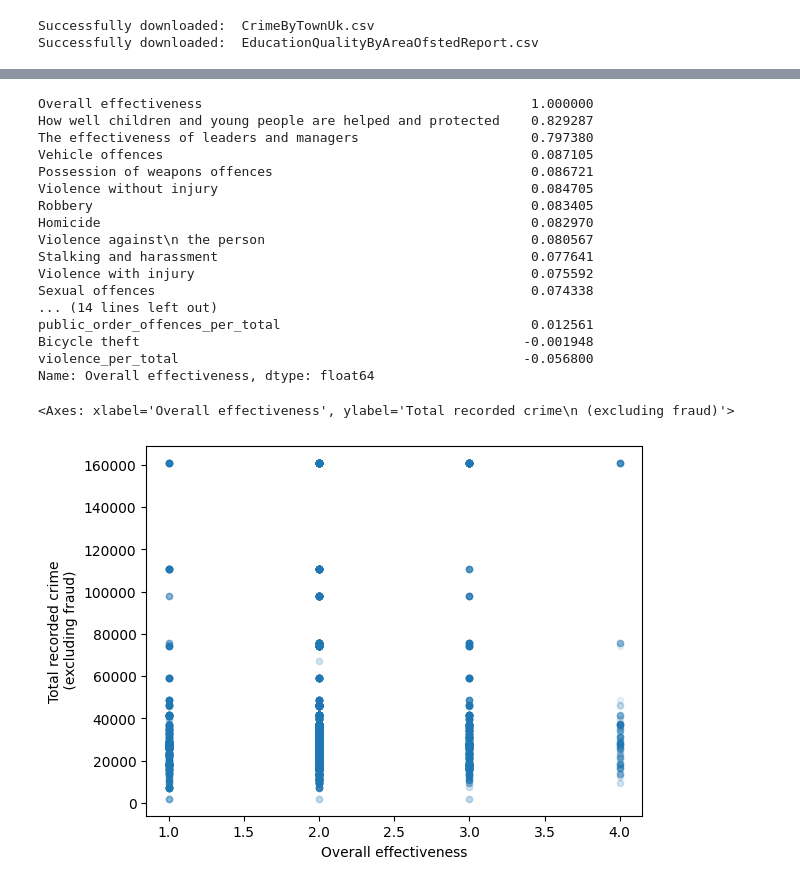
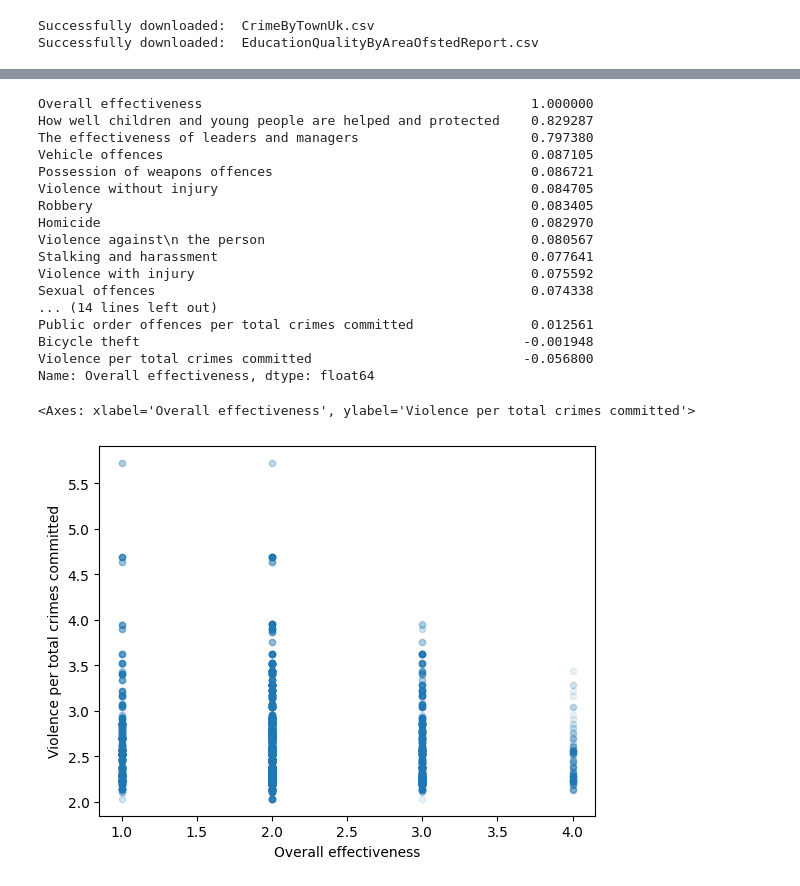
Before and after one commit to TheElcurtiso/machineLearningProject, a Jupyter notebook: CrimeAndEducationMachineLearning.ipynb, the cells around one changed output, grey strips where cells are left out. Saved outputs shown, nothing was run; the diff lists cells and outputs as text; code cells hidden in the pictures.

```diff
--- a/CrimeAndEducationMachineLearning.ipynb
+++ b/CrimeAndEducationMachineLearning.ipynb
@@ -62,0 +55,5 @@ merge_statistics
+# %%
+# create additional column data based on the columns we have. It may be worth standardizing the total crime data because there are very dense pockets of data that only become apparent when you look at some of the columns we have below (or maybe just use these columns)
+merge_statistics["Violence per total crimes committed"] = merge_statistics["Total recorded crime\n (excluding fraud)"]/merge_statistics["Violence against\n the person"]
+merge_statistics["Arson per total crimes committed"] = merge_statistics["Total recorded crime\n (excluding fraud)"]/merge_statistics["Criminal damage and arson"]
+merge_statistics["Public order offences per total crimes committed"] = merge_statistics["Total recorded crime\n (excluding fraud)"]/merge_statistics["Public order offences"]
@@ -63,8 +76,4 @@ merge_statistics
 # %%
-merge_statistics["violence_per_total"] = merge_statistics["Total recorded crime\n (excluding fraud)"]/merge_statistics["Violence against\n the person"]
-merge_statistics["arson_per_total"] = merge_statistics["Total recorded crime\n (excluding fraud)"]/merge_statistics["Criminal damage and arson"]
-merge_statistics["public_order_offences_per_total"] = merge_statistics["Total recorded crime\n (excluding fraud)"]/merge_statistics["Public order offences"]
-
 # see if there is a correlation between crime stats and education stats
 corr_matrix = merge_statistics.corr()
 corr_matrix["Overall effectiveness"].sort_values(ascending=False)
@@ -82,13 +91,13 @@ Stalking and harassment                                        0.077641
 Violence with injury                                           0.075592
 Sexual offences                                                0.074338
 ... (14 lines left out)
-public_order_offences_per_total                                0.012561
+Public order offences per total crimes committed               0.012561
 Bicycle theft                                                 -0.001948
-violence_per_total                                            -0.056800
+Violence per total crimes committed                           -0.056800
 Name: Overall effectiveness, dtype: float64
 # %%
-merge_statistics.plot(kind="scatter", x="Overall effectiveness", y="Total recorded crime\n (excluding fraud)",
+merge_statistics.plot(kind="scatter", x="Overall effectiveness", y="Violence per total crimes committed",
  alpha=0.1)
 # %% [output]
-<Axes: xlabel='Overall effectiveness', ylabel='Total recorded crime\n (excluding fraud)'>
+<Axes: xlabel='Overall effectiveness', ylabel='Violence per total crimes committed'>
-[figure, old version]
+[figure, new version]
```
Also changed, not shown: parts of 12 cells of this notebook.
